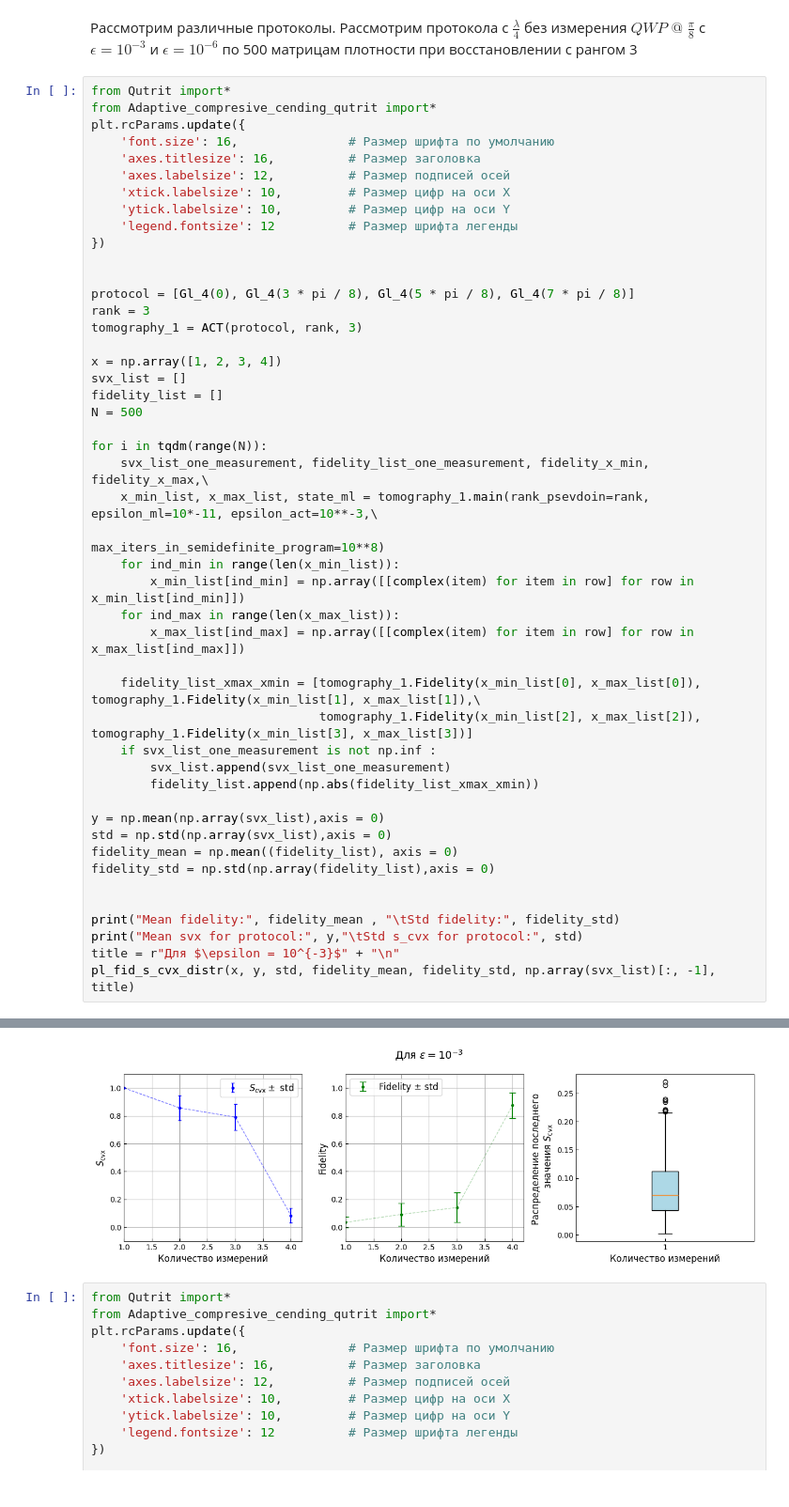
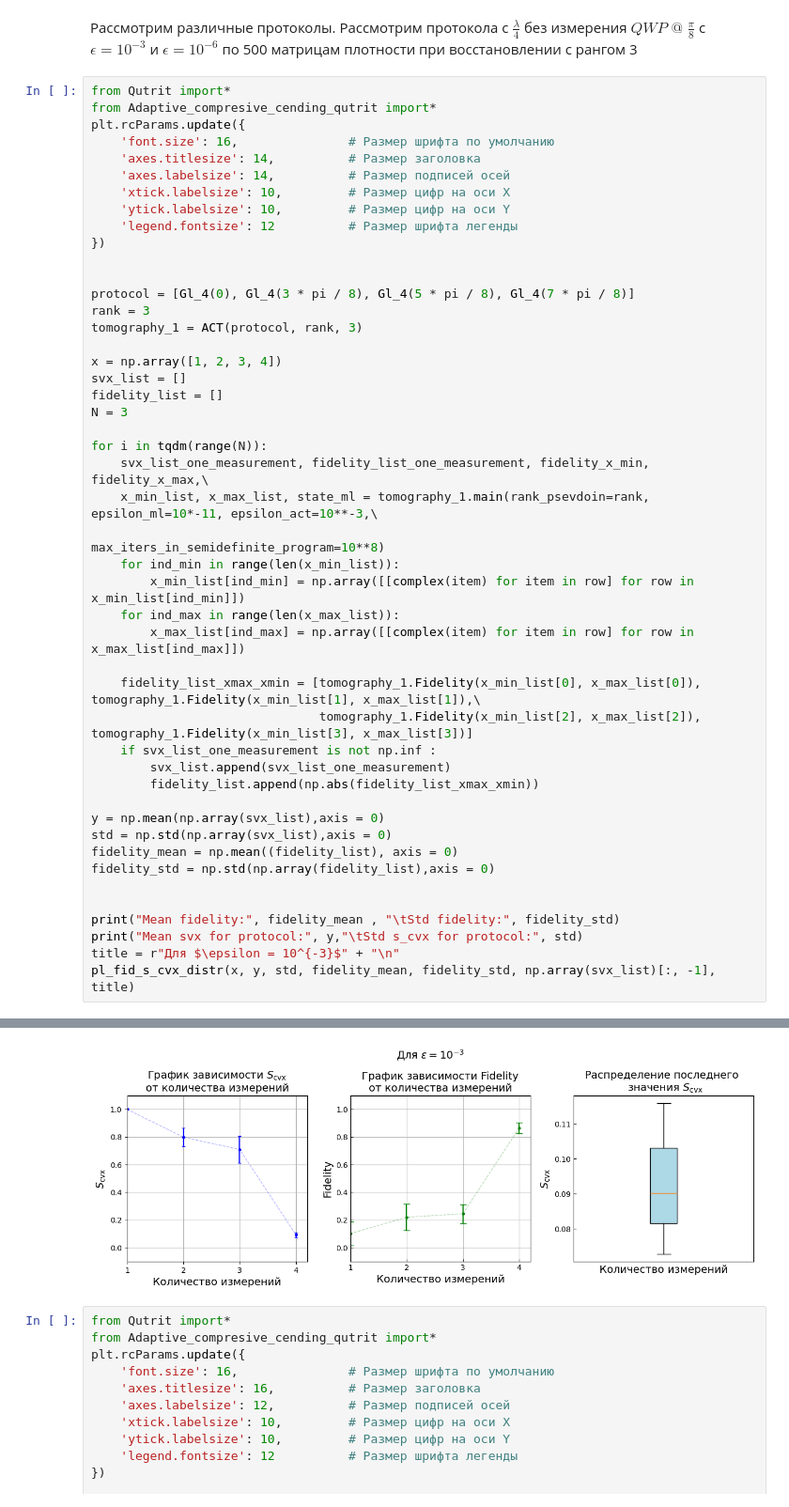
Before and after one commit to Denis-chupa/Quantum_tools, a Jupyter notebook: Tomography/src/research_data/different_protocol.ipynb, the cells around one changed output, grey strips where cells are left out. Shown at 94% size. Cells and saved outputs as stored; diff of their text form.

```diff
--- a/Tomography/src/research_data/different_protocol.ipynb
+++ b/Tomography/src/research_data/different_protocol.ipynb
@@ -232,8 +234,8 @@ from Qutrit import*
 from Adaptive_compresive_cending_qutrit import*
 plt.rcParams.update({
     'font.size': 16,               # Размер шрифта по умолчанию
-    'axes.titlesize': 16,          # Размер заголовка
-    'axes.labelsize': 12,          # Размер подписей осей
+    'axes.titlesize': 14,          # Размер заголовка
+    'axes.labelsize': 14,          # Размер подписей осей
     'xtick.labelsize': 10,         # Размер цифр на оси X
     'ytick.labelsize': 10,         # Размер цифр на оси Y
     'legend.fontsize': 12          # Размер шрифта легенды
@@ -247,7 +249,7 @@ tomography_1 = ACT(protocol, rank, 3)
 x = np.array([1, 2, 3, 4])
 svx_list = []
 fidelity_list = []
-N = 500
+N = 3
 
 for i in tqdm(range(N)):
     svx_list_one_measurement, fidelity_list_one_measurement, fidelity_x_min, fidelity_x_max,\
@@ -280,4 +282,4 @@ Mean svx for protocol: [1.         0.85658551 0.79024794 0.08296206]    Std s_cv
-[figure, old version]
+[figure, new version]
 # %%
 from Qutrit import*
 from Adaptive_compresive_cending_qutrit import*
```
Also changed, not shown: parts of 5 cells of this notebook, 1 other file.
